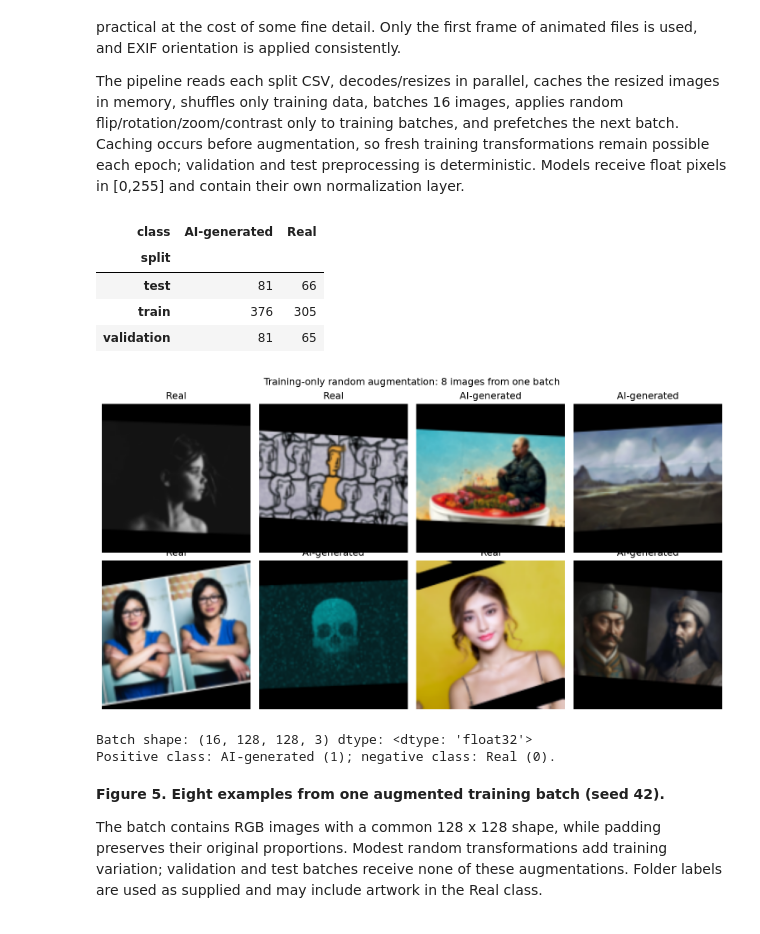
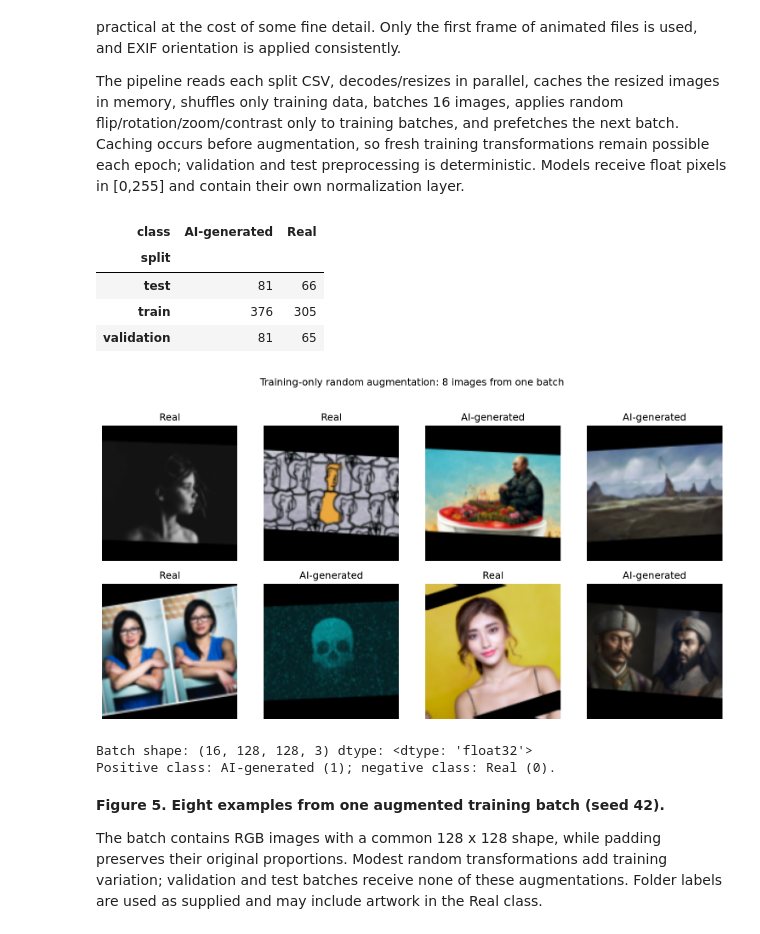
Before and after one commit to mamoon-17/VisionGuard-A2, a Jupyter notebook: l236050.ipynb, the cells around one changed output. Drawn from its saved outputs; the diff is of its cells as text; code cells hidden in the pictures.

```diff
--- a/l236050.ipynb
+++ b/l236050.ipynb
@@ -341,35 +341,35 @@ def make_dataset(split_name, training=False, augment=True):
         ds = ds.map(lambda x, y: (tf.clip_by_value(augmentation(x, training=True), 0, 255), y),
                     num_parallel_calls=tf.data.AUTOTUNE)
     return ds.prefetch(tf.data.AUTOTUNE)
 
 train_ds = make_dataset("train", training=True)
 val_ds = make_dataset("validation")
 test_ds = make_dataset("test")  # Kept untouched until the one-time evaluation in 2.5.
 
 def show_figure(fig):
     buffer = io.BytesIO()
     fig.savefig(buffer, format="png", dpi=140, bbox_inches="tight", facecolor="white")
     plt.close(fig)
     display(NotebookImage(data=buffer.getvalue()))
 
 batch_images, batch_labels = next(iter(train_ds))
 fig, axes = plt.subplots(2, 4, figsize=(11, 6))
 for index, ax in enumerate(axes.flat):
     ax.imshow(batch_images[index].numpy().astype("uint8"))
     ax.set_title("AI-generated" if int(batch_labels[index]) else "Real")
     ax.axis("off")
 fig.suptitle("Training-only random augmentation: 8 images from one batch")
-fig.tight_layout()
+fig.tight_layout(h_pad=3.0, rect=(0, 0, 1, 0.94))
 show_figure(fig)
 print("Batch shape:", batch_images.shape, "dtype:", batch_images.dtype)
 print("Positive class: AI-generated (1); negative class: Real (0).")
 # %% [output]
 | class | AI-generated | Real |
 | split |  |  |
 | test | 81 | 66 |
 | train | 376 | 305 |
 | validation | 81 | 65 |
-[figure, old version]
+[figure, new version]
 Batch shape: (16, 128, 128, 3) dtype: <dtype: 'float32'>
 Positive class: AI-generated (1); negative class: Real (0).
 # %% [markdown]
```
Also changed, not shown: parts of 3 cells of this notebook.
